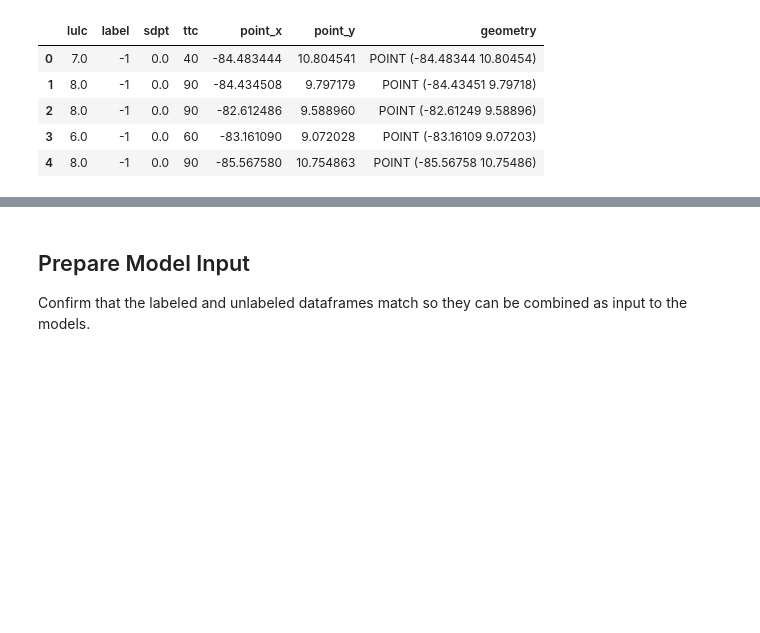
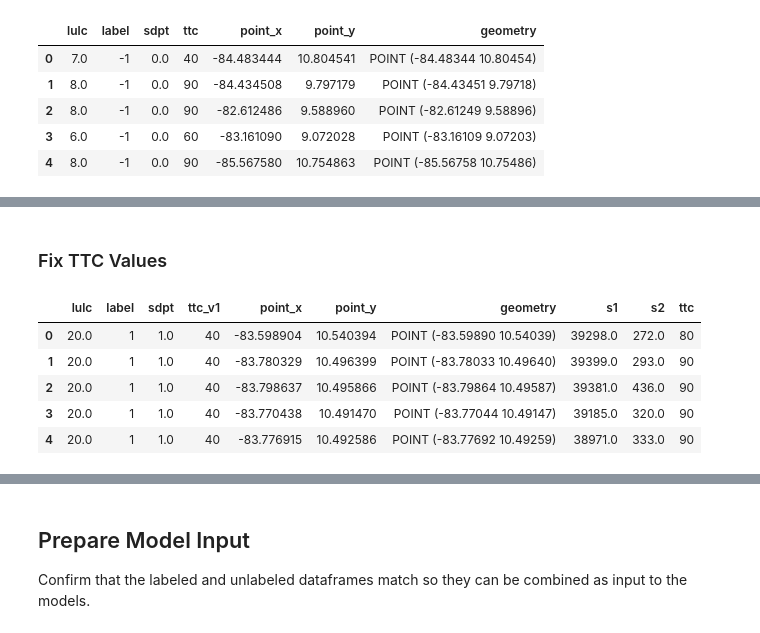
Before and after one commit to wri/plantation_classifier, a Jupyter notebook: notebooks/label_propagation.ipynb, the cells around one changed output, grey strips where cells are left out. Drawn from its saved outputs; the diff is of its cells as text; code cells hidden in the pictures; blank space fills up the shorter version.

```diff
--- a/notebooks/label_propagation.ipynb
+++ b/notebooks/label_propagation.ipynb
@@ -371,0 +281,13 @@ Name: ttc, dtype: int64
+# %% [markdown]
+### Fix TTC Values
+# %%
+# extract ttc values for labeled data to compare
+label_df['ttc'] = extract_raster_values(ttc, labeled)
+label_df.head()
+# %% [output]
+|  | lulc | label | sdpt | ttc_v1 | point_x | point_y | geometry | s1 | s2 | ttc |
+| 0 | 20.0 | 1 | 1.0 | 40 | -83.598904 | 10.540394 | POINT (-83.59890 10.54039) | 39298.0 | 272.0 | 80 |
+| 1 | 20.0 | 1 | 1.0 | 40 | -83.780329 | 10.496399 | POINT (-83.78033 10.49640) | 39399.0 | 293.0 | 90 |
+| 2 | 20.0 | 1 | 1.0 | 40 | -83.798637 | 10.495866 | POINT (-83.79864 10.49587) | 39381.0 | 436.0 | 90 |
+| 3 | 20.0 | 1 | 1.0 | 40 | -83.770438 | 10.491470 | POINT (-83.77044 10.49147) | 39185.0 | 320.0 | 90 |
+| 4 | 20.0 | 1 | 1.0 | 40 | -83.776915 | 10.492586 | POINT (-83.77692 10.49259) | 38971.0 | 333.0 | 90 |
```
Also changed, not shown: parts of 38 cells of this notebook.
